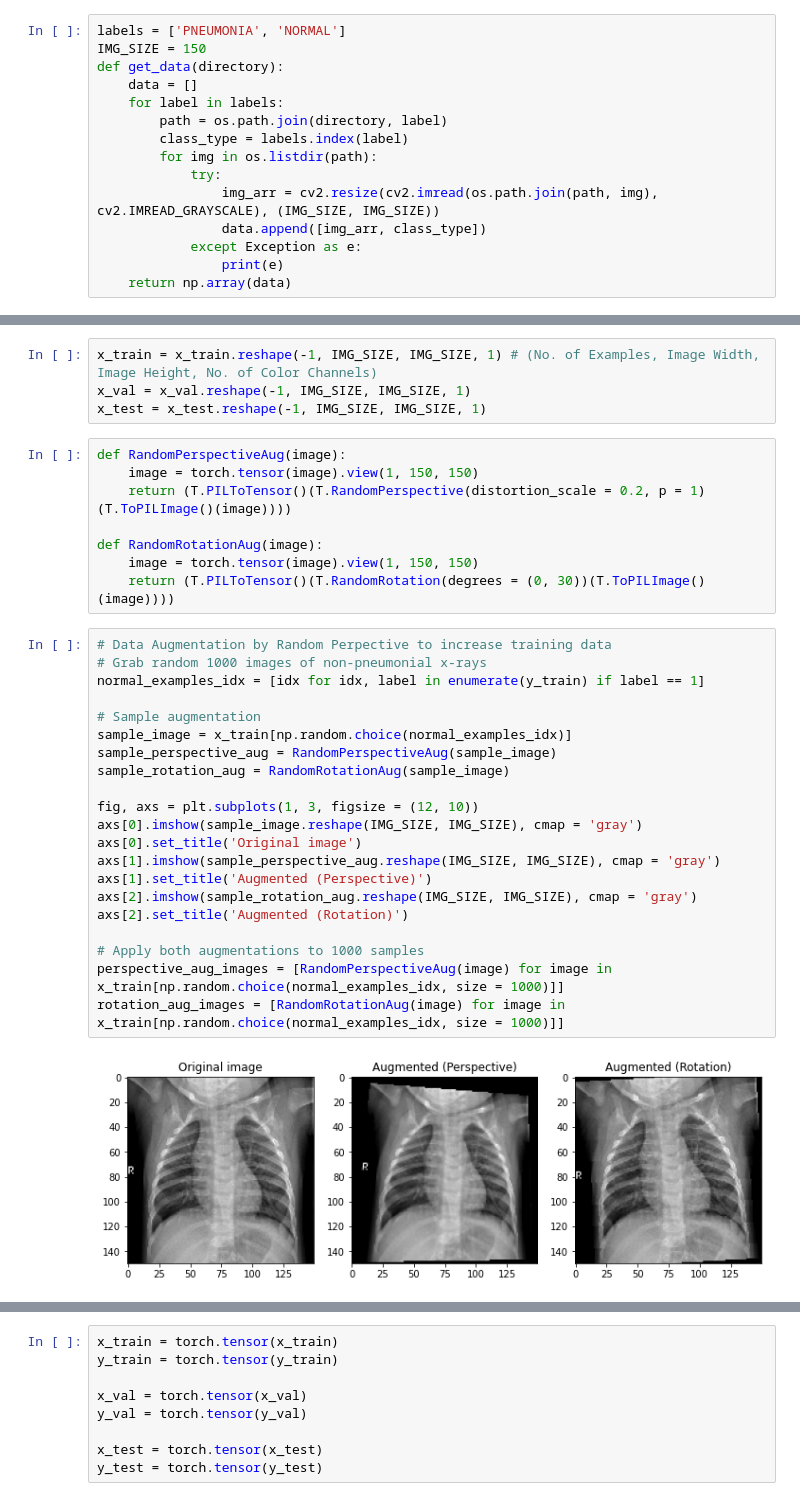
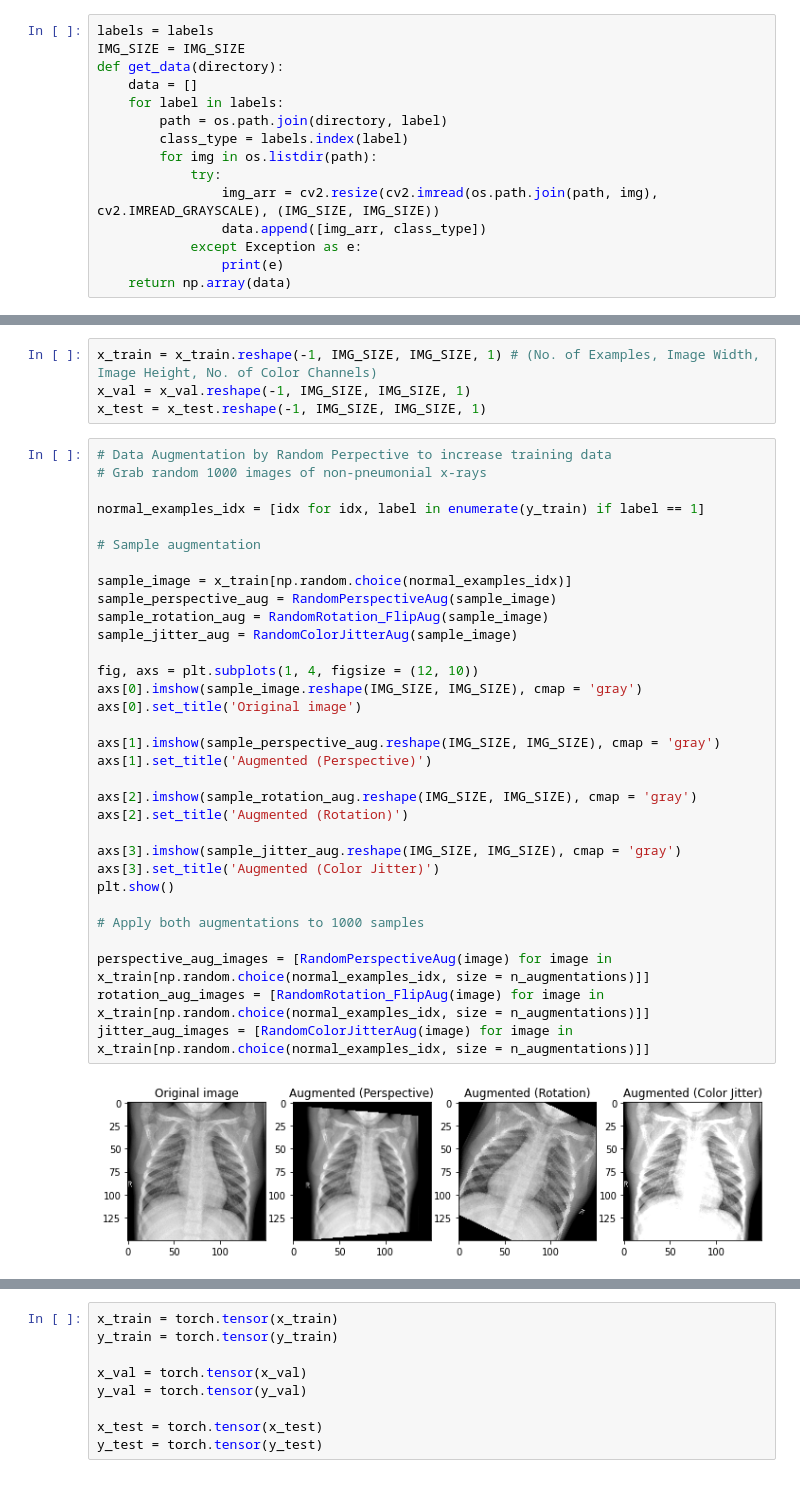
Before and after one commit to Daheer/Pneumonia-Detection, a Jupyter notebook: pneumonia-detection.ipynb, the cells around one changed output, grey strips where cells are left out. Cells and saved outputs as stored; diff of their text form.

Commit message:
Kaggle Notebook | Pneumonia Detection | Version 2

```diff
--- a/pneumonia-detection.ipynb
+++ b/pneumonia-detection.ipynb
@@ -36,6 +52,6 @@ warnings.filterwarnings('ignore')
 # %%
-labels = ['PNEUMONIA', 'NORMAL']
-IMG_SIZE = 150
+labels = labels
+IMG_SIZE = IMG_SIZE
 def get_data(directory):
     data = []
     for label in labels:
@@ -91,37 +107,40 @@ for i in range(5):
 x_train = x_train.reshape(-1, IMG_SIZE, IMG_SIZE, 1) # (No. of Examples, Image Width, Image Height, No. of Color Channels)
 x_val = x_val.reshape(-1, IMG_SIZE, IMG_SIZE, 1)
 x_test = x_test.reshape(-1, IMG_SIZE, IMG_SIZE, 1)
-# %%
-def RandomPerspectiveAug(image):
-    image = torch.tensor(image).view(1, 150, 150)
-    return (T.PILToTensor()(T.RandomPerspective(distortion_scale = 0.2, p = 1)(T.ToPILImage()(image))))
-
-def RandomRotationAug(image):
-    image = torch.tensor(image).view(1, 150, 150)
-    return (T.PILToTensor()(T.RandomRotation(degrees = (0, 30))(T.ToPILImage()(image))))
 # %%
 # Data Augmentation by Random Perpective to increase training data
 # Grab random 1000 images of non-pneumonial x-rays
+
 normal_examples_idx = [idx for idx, label in enumerate(y_train) if label == 1]
 
 # Sample augmentation
+
 sample_image = x_train[np.random.choice(normal_examples_idx)]
 sample_perspective_aug = RandomPerspectiveAug(sample_image)
-sample_rotation_aug = RandomRotationAug(sample_image)
+sample_rotation_aug = RandomRotation_FlipAug(sample_image)
+sample_jitter_aug = RandomColorJitterAug(sample_image)
 
-fig, axs = plt.subplots(1, 3, figsize = (12, 10))
+fig, axs = plt.subplots(1, 4, figsize = (12, 10))
 axs[0].imshow(sample_image.reshape(IMG_SIZE, IMG_SIZE), cmap = 'gray')
 axs[0].set_title('Original image')
+
 axs[1].imshow(sample_perspective_aug.reshape(IMG_SIZE, IMG_SIZE), cmap = 'gray')
 axs[1].set_title('Augmented (Perspective)')
+
 axs[2].imshow(sample_rotation_aug.reshape(IMG_SIZE, IMG_SIZE), cmap = 'gray')
 axs[2].set_title('Augmented (Rotation)')
 
+axs[3].imshow(sample_jitter_aug.reshape(IMG_SIZE, IMG_SIZE), cmap = 'gray')
+axs[3].set_title('Augmented (Color Jitter)')
+plt.show()
+
 # Apply both augmentations to 1000 samples
-perspective_aug_images = [RandomPerspectiveAug(image) for image in x_train[np.random.choice(normal_examples_idx, size = 1000)]]
-rotation_aug_images = [RandomRotationAug(image) for image in x_train[np.random.choice(normal_examples_idx, size = 1000)]]
+
+perspective_aug_images = [RandomPerspectiveAug(image) for image in x_train[np.random.choice(normal_examples_idx, size = n_augmentations)]]
+rotation_aug_images = [RandomRotation_FlipAug(image) for image in x_train[np.random.choice(normal_examples_idx, size = n_augmentations)]]
+jitter_aug_images = [RandomColorJitterAug(image) for image in x_train[np.random.choice(normal_examples_idx, size = n_augmentations)]]
 # %% [output]
-[figure, old version]
+[figure, new version]
 # %%
 perspective_aug_images = torch.cat(perspective_aug_images, dim = 0)
 rotation_aug_images = torch.cat(rotation_aug_images, dim = 0)
```
Also changed, not shown: parts of 26 cells of this notebook.
